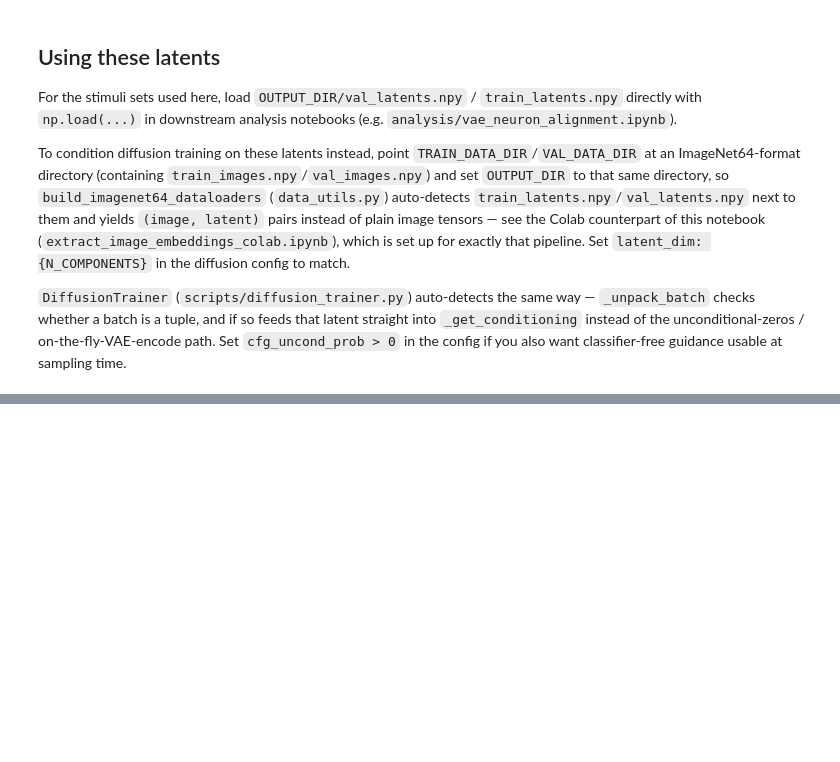
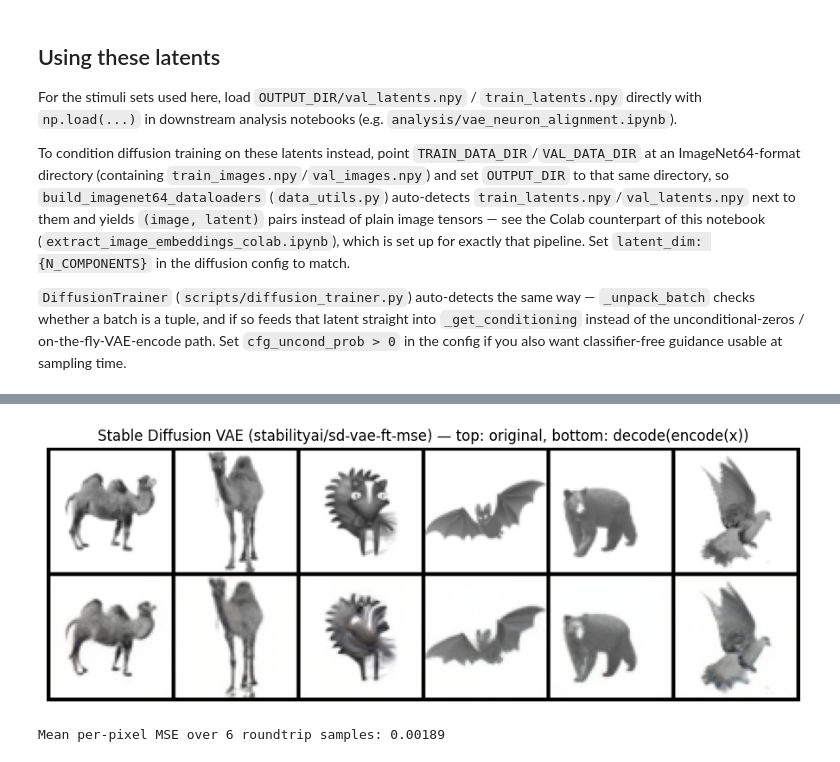
Before and after one commit to jhanliufu-personal/DiffusionBANMap, a Jupyter notebook: notebooks/extract_image_embeddings.ipynb, the cells around one changed output, grey strips where cells are left out. Saved outputs shown, nothing was run; the diff lists cells and outputs as text; code cells hidden in the pictures; blank space fills up the shorter version.

```diff
--- a/notebooks/extract_image_embeddings.ipynb
+++ b/notebooks/extract_image_embeddings.ipynb
@@ -44,18 +44,20 @@ from data_utils import build_encode_dataloader
 # DATA_DIR = "/content/data/imagenet64"
 # DATA_DIR = os.path.join(REPO_ROOT, "data/tiny-imagenet-200")
 # DATA_DIR = os.path.join(REPO_ROOT, "data/500Stimuli")
-TRAIN_DATA_DIR = os.path.join(REPO_ROOT, "data/15901Stimuli")
+
+# TRAIN_DATA_DIR = os.path.join(REPO_ROOT, "data/15901Stimuli")
 VAL_DATA_DIR = os.path.join(REPO_ROOT, "data/500Stimuli")
 
 # which encoder to extract embeddings from — see MODEL_REGISTRY in "Load encoder model" below
-# options: "alexnet_fc6", "clip_vit_b32", "clip_vit_l14"
-MODEL_NAME = "clip_vit_b32"
+# options: "alexnet_fc6", "clip_vit_b32", "clip_vit_l14", "sd_vae"
+MODEL_NAME = "clip_vit_l14"
 
 # default input resolution; overridden per-model once MODEL_REGISTRY is defined below
 IMAGE_SIZE = 224
 BATCH_SIZE = 64
 
-# latent_dim to use in the diffusion config
+# latent_dim to use in the diffusion config -- only used by the (currently disabled) PCA
+# cells below; ignored for encoders like sd_vae whose native output is saved directly
 N_COMPONENTS = 50
 
 # random train images used to fit PCA (fits comfortably in RAM)
@@ -175,6 +217,11 @@ MODEL_REGISTRY = {
         "image_size": 224,
         "load_fn": _make_clip_loader("openai/clip-vit-large-patch14"),
     },
+    "sd_vae": {
+        "display_name": "Stable Diffusion VAE (stabilityai/sd-vae-ft-mse)",
+        "image_size": 64,
+        "load_fn": _load_sd_vae("stabilityai/sd-vae-ft-mse"),
+    },
 }
 
 assert MODEL_NAME in MODEL_REGISTRY, f"Unknown MODEL_NAME {MODEL_NAME!r}, choose from {list(MODEL_REGISTRY)}"
@@ -319,0 +376,30 @@ To condition diffusion training on these latents instead, point `TRAIN_DATA_DIR`
+# %%
+if hasattr(extract_batch, "decode"):
+    from torchvision.utils import make_grid
+
+    n_show = 6
+    check_batch = next(iter(val_encode_dl))
+    images = check_batch[0] if isinstance(check_batch, (list, tuple)) else check_batch
+    images = images[:n_show]
+
+    latents = torch.from_numpy(extract_batch(images))
+    recon = extract_batch.decode(latents).clamp(0, 1)
+
+    grid = make_grid(torch.cat([images, recon], dim=0), nrow=n_show)
+    grid_np = grid.permute(1, 2, 0).numpy()
+
+    plt.figure(figsize=(n_show * 1.6, 3.4))
+    plt.imshow(grid_np.squeeze(-1) if grid_np.shape[-1] == 1 else grid_np,
+               cmap="gray" if grid_np.shape[-1] == 1 else None)
+    plt.axis("off")
+    plt.title(f"{MODEL_REGISTRY[MODEL_NAME]['display_name']} — top: original, bottom: decode(encode(x))")
+    plt.tight_layout()
+    plt.show()
+
+    mse = torch.mean((images - recon) ** 2).item()
+    print(f"Mean per-pixel MSE over {n_show} roundtrip samples: {mse:.5f}")
+else:
+    print(f"Skipping VAE roundtrip spot check — MODEL_NAME={MODEL_NAME!r} has no decoder to check")
+# %% [output]
+[figure, added]
+Mean per-pixel MSE over 6 roundtrip samples: 0.00189
```
Also changed, not shown: parts of 12 cells of this notebook, 3 other files.
